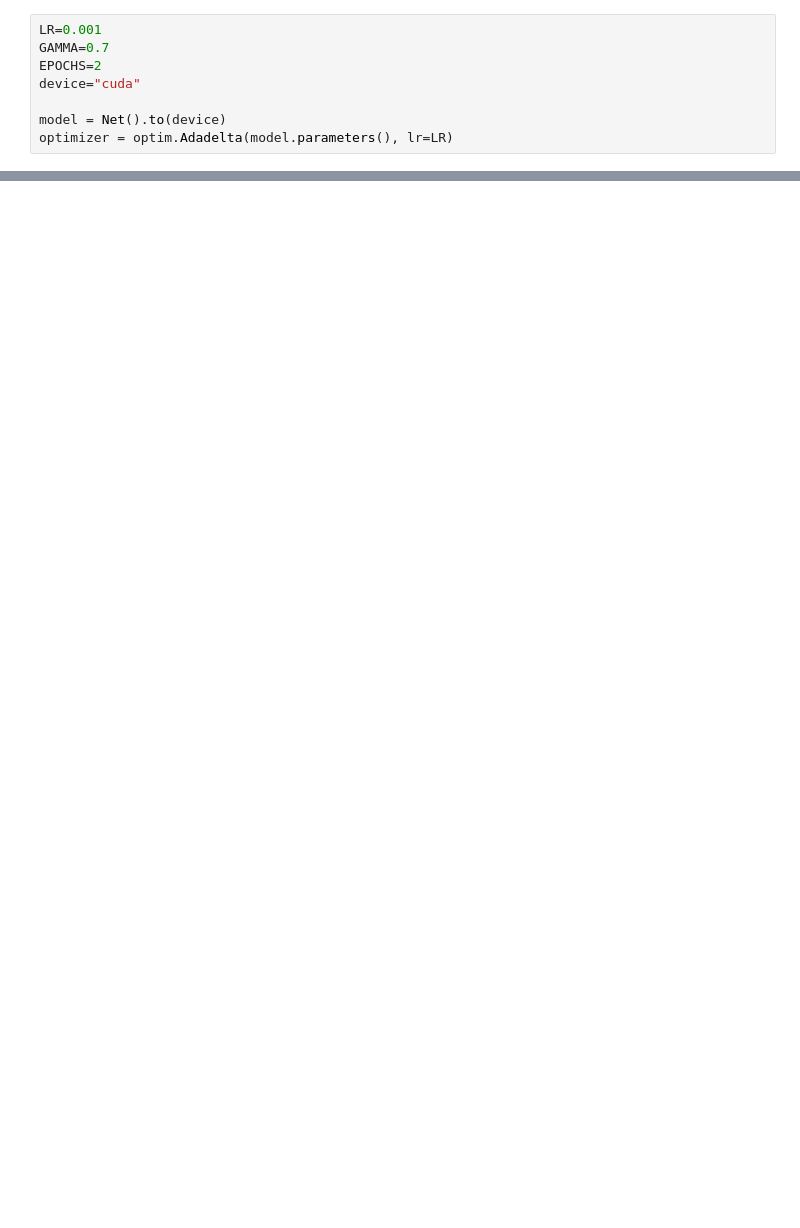
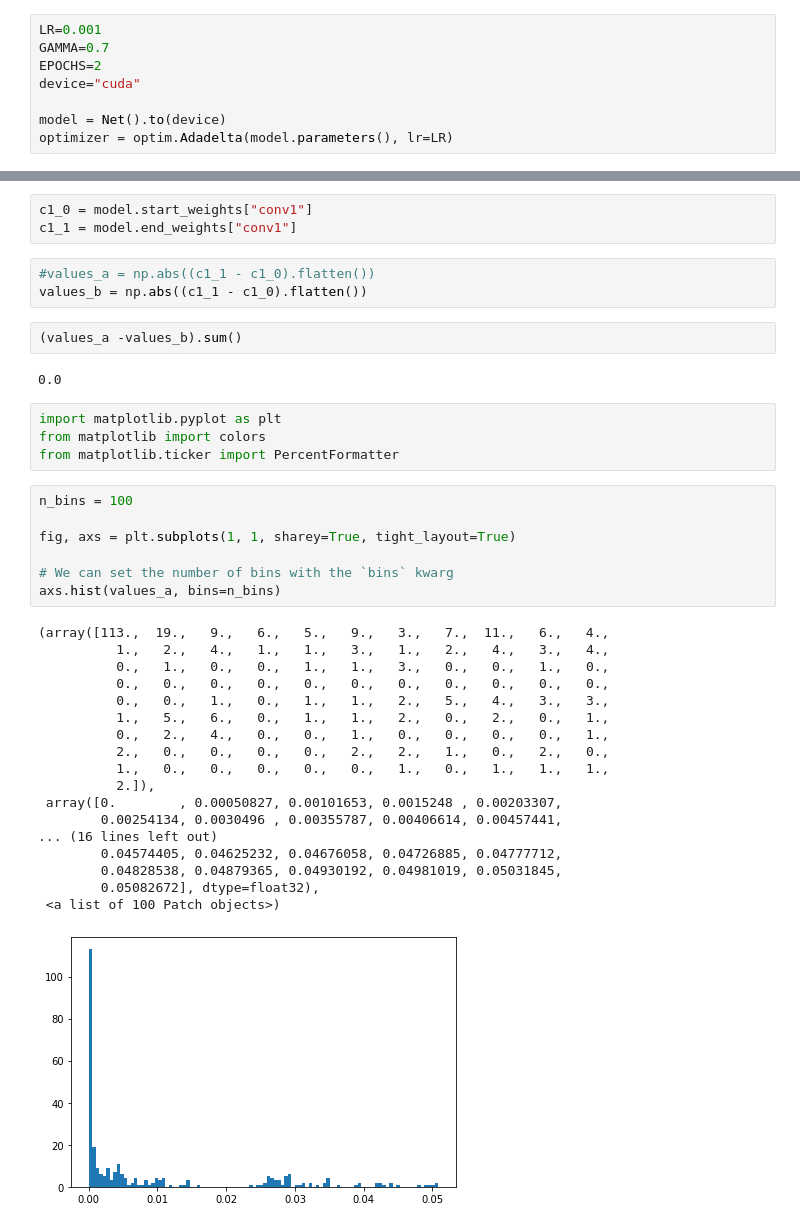
Before and after one commit to tall-josh/lotter-ticket, a Jupyter notebook: Lottery.ipynb, the cells around one changed output, grey strips where cells are left out. Cells and saved outputs as stored; diff of their text form; blank space fills up the shorter version.

```diff
--- a/Lottery.ipynb
+++ b/Lottery.ipynb
@@ -136,0 +161,40 @@ Test set: Average loss: 1.0907, Accuracy: 6766/10000 (68%)
+# %%
+c1_0 = model.start_weights["conv1"]
+c1_1 = model.end_weights["conv1"]
+# %%
+#values_a = np.abs((c1_1 - c1_0).flatten())
+values_b = np.abs((c1_1 - c1_0).flatten())
+# %%
+(values_a -values_b).sum()
+# %% [output]
+0.0
+# %%
+import matplotlib.pyplot as plt
+from matplotlib import colors
+from matplotlib.ticker import PercentFormatter
+# %%
+n_bins = 100
+
+fig, axs = plt.subplots(1, 1, sharey=True, tight_layout=True)
+
+# We can set the number of bins with the `bins` kwarg
+axs.hist(values_a, bins=n_bins)
+# %% [output]
+(array([113.,  19.,   9.,   6.,   5.,   9.,   3.,   7.,  11.,   6.,   4.,
+          1.,   2.,   4.,   1.,   1.,   3.,   1.,   2.,   4.,   3.,   4.,
+          0.,   1.,   0.,   0.,   1.,   1.,   3.,   0.,   0.,   1.,   0.,
+          0.,   0.,   0.,   0.,   0.,   0.,   0.,   0.,   0.,   0.,   0.,
+          0.,   0.,   1.,   0.,   1.,   1.,   2.,   5.,   4.,   3.,   3.,
+          1.,   5.,   6.,   0.,   1.,   1.,   2.,   0.,   2.,   0.,   1.,
+          0.,   2.,   4.,   0.,   0.,   1.,   0.,   0.,   0.,   0.,   1.,
+          2.,   0.,   0.,   0.,   0.,   2.,   2.,   1.,   0.,   2.,   0.,
+          1.,   0.,   0.,   0.,   0.,   0.,   1.,   0.,   1.,   1.,   1.,
+          2.]),
+ array([0.        , 0.00050827, 0.00101653, 0.0015248 , 0.00203307,
+        0.00254134, 0.0030496 , 0.00355787, 0.00406614, 0.00457441,
+... (16 lines left out)
+        0.04574405, 0.04625232, 0.04676058, 0.04726885, 0.04777712,
+        0.04828538, 0.04879365, 0.04930192, 0.04981019, 0.05031845,
+        0.05082672], dtype=float32),
+ <a list of 100 Patch objects>)
+[figure, added]
```
Also changed, not shown: parts of 3 cells of this notebook.
